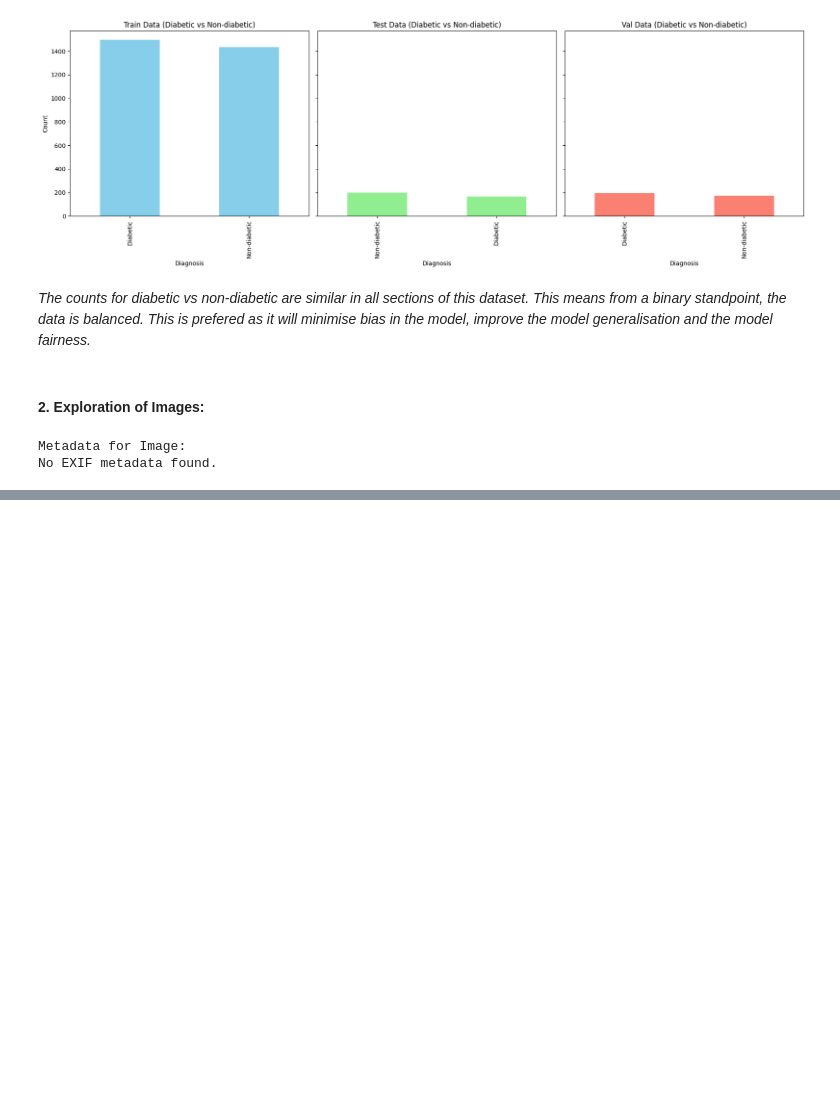
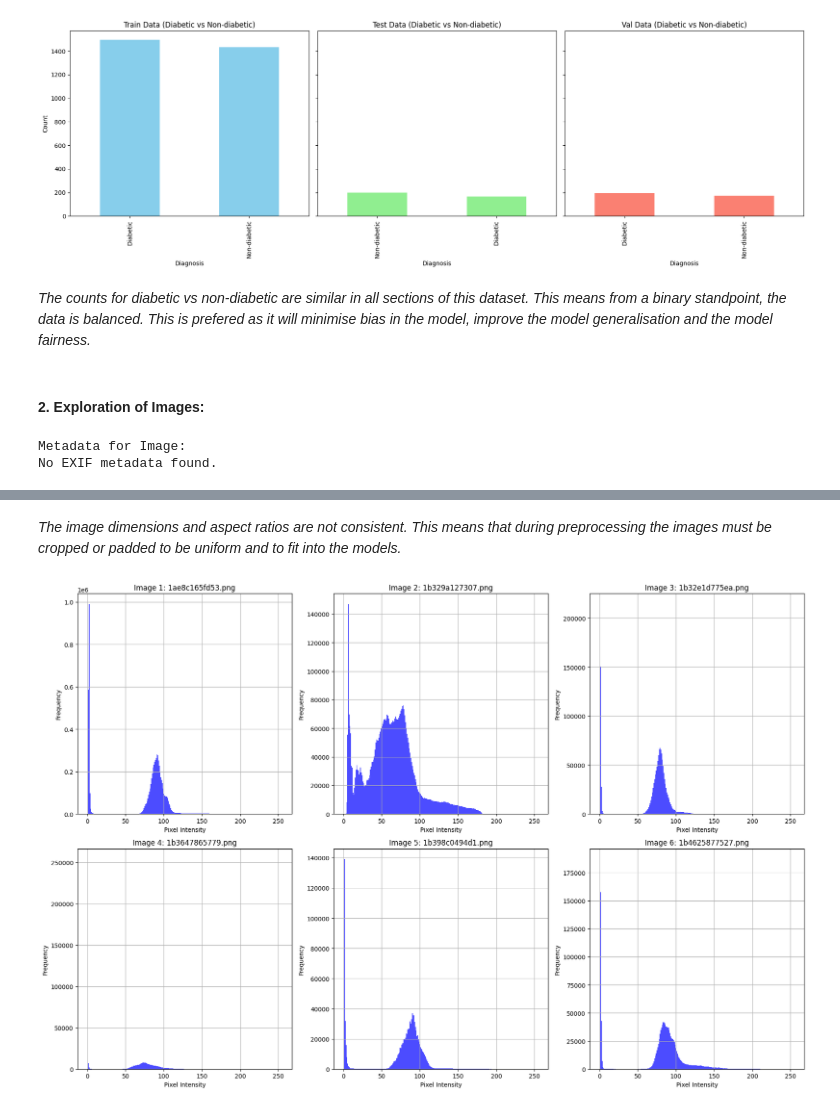
Before and after one commit to CaelynViljoen/ELEN4012A-Investigation-Project, a Jupyter notebook: DataExploration/APTOS2019DataExploration.ipynb, the cells around one changed output, grey strips where cells are left out. Drawn from its saved outputs; the diff is of its cells as text; code cells hidden in the pictures; blank space fills up the shorter version.

Commit message:
Data exploration for the images from the APTOS dataset

```diff
--- a/DataExploration/APTOS2019DataExploration.ipynb
+++ b/DataExploration/APTOS2019DataExploration.ipynb
@@ -196,0 +237,34 @@ No EXIF metadata found.
+# %% [markdown]
+_The image dimensions and aspect ratios are not consistent. This means that during preprocessing the images must be cropped or padded to be uniform and to fit into the models._
+# %%
+# Displaying the pixel intesisty distrobution for the first 6 images in the Training Folder
+
+fig, axs = plt.subplots(2, 3, figsize=(18, 12)) # Sets up the subplot (2 rows, 3 coloums)
+
+# Analyses the first 6 images
+for i, image_file in enumerate(image_files[:6]):
+    image_path = os.path.join(train_images_dir, image_file)
+
+    with Image.open(image_path) as img:
+        grayscale_img = img.convert('L') # Converts the images to grayscale to allow the pixel intensities to be found (0 for black, 255 for white)
+
+    pixel_values = np.array(grayscale_img).flatten() # Flattens the image into 1D to make plotting the distrobution easier
+
+    # Determining the current row and column in the subplot grid
+    row = i // 3
+    col = i % 3
+
+    # Plot the histogram of pixel intensity values in the corresponding subplot
+    axs[row, col].hist(pixel_values, bins=256, range=(0, 255), color='blue', alpha=0.7)
+    axs[row, col].set_title(f"Image {i+1}: {image_file}")
+    axs[row, col].set_xlabel('Pixel Intensity')
+    axs[row, col].set_ylabel('Frequency')
+    axs[row, col].grid(True)
+
+# Adjust layout for better spacing
+plt.tight_layout()
+
+# Show the plot
+plt.show()
+# %% [output]
+[figure, added]
```
Also changed, not shown: parts of 13 cells of this notebook.
